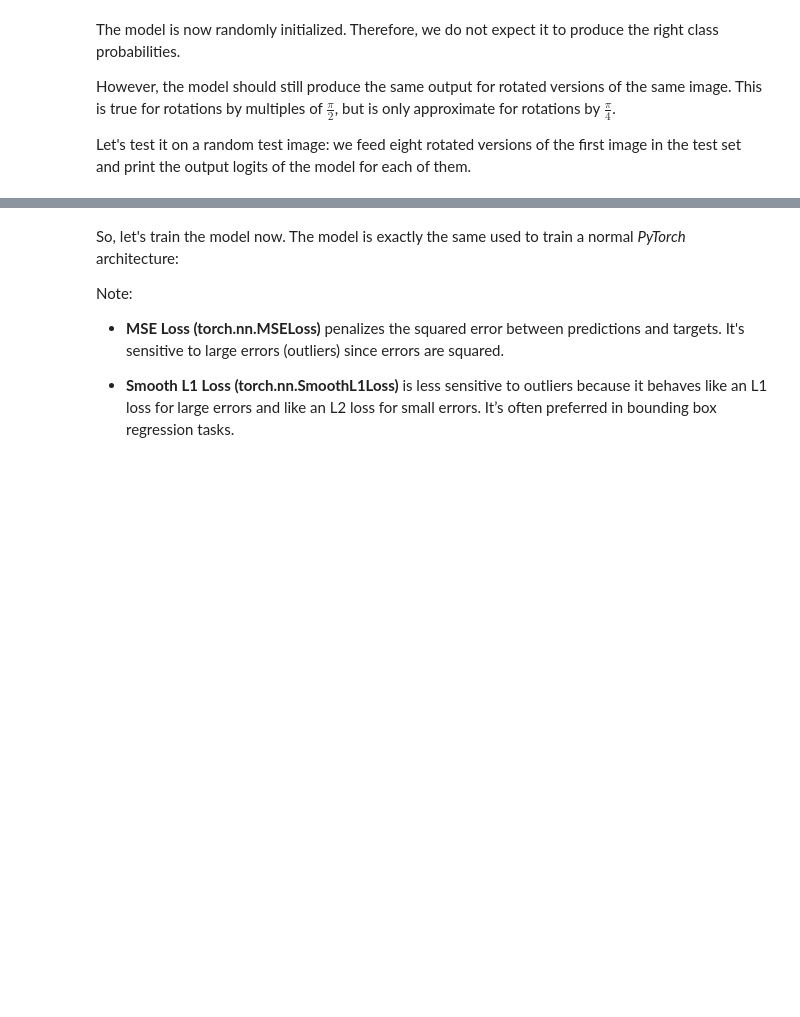
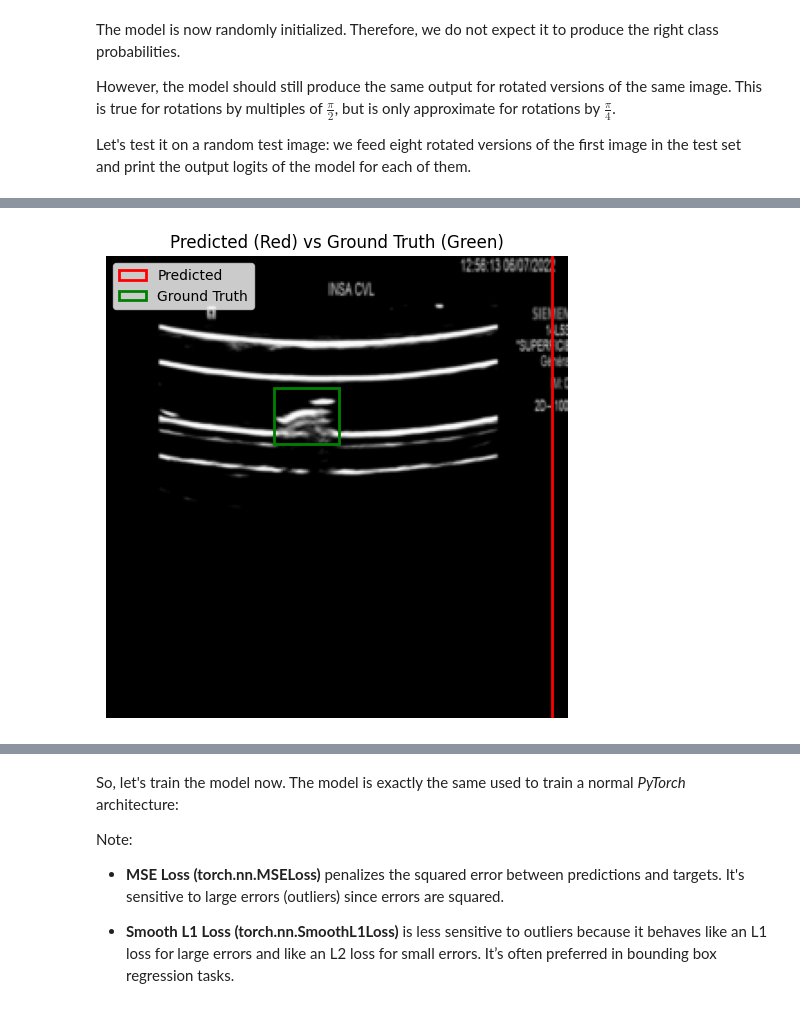
Before and after one commit to itshady/equivariant-cnn, a Jupyter notebook: code/model - US dataset.ipynb, the cells around one changed output, grey strips where cells are left out. Cells and saved outputs as stored; diff of their text form; code cells hidden in the pictures; blank space fills up the shorter version.

Commit message:
first giou run

```diff
--- a/code/model - US dataset.ipynb
+++ b/code/model - US dataset.ipynb
@@ -221,7 +224,7 @@ class C8SteerableCNN(torch.nn.Module):
         # the old output type is the input type to the next layer
         in_type = self.block1.out_type
         # the output type of the second convolution layer are 48 regular feature fields of C8
-        out_type = nn.FieldType(self.r2_act, 48*[self.r2_act.regular_repr])
+        out_type = nn.FieldType(self.r2_act, 24*[self.r2_act.regular_repr])
         self.block2 = nn.SequentialModule(
             nn.R2Conv(in_type, out_type, kernel_size=5, padding=2, bias=False),
             nn.InnerBatchNorm(out_type),
@@ -246,7 +249,7 @@ class C8SteerableCNN(torch.nn.Module):
         # the old output type is the input type to the next layer
         in_type = self.block3.out_type
         # the output type of the fourth convolution layer are 96 regular feature fields of C8
-        out_type = nn.FieldType(self.r2_act, 96*[self.r2_act.regular_repr])
+        out_type = nn.FieldType(self.r2_act, 48*[self.r2_act.regular_repr])
         self.block4 = nn.SequentialModule(
             nn.R2Conv(in_type, out_type, kernel_size=5, padding=2, bias=False),
             nn.InnerBatchNorm(out_type),
@@ -260,7 +263,7 @@ class C8SteerableCNN(torch.nn.Module):
         # the old output type is the input type to the next layer
         in_type = self.block4.out_type
         # the output type of the fifth convolution layer are 96 regular feature fields of C8
-        out_type = nn.FieldType(self.r2_act, 96*[self.r2_act.regular_repr])
+        out_type = nn.FieldType(self.r2_act, 48*[self.r2_act.regular_repr])
         self.block5 = nn.SequentialModule(
             nn.R2Conv(in_type, out_type, kernel_size=5, padding=2, bias=False),
             nn.InnerBatchNorm(out_type),
@@ -273,7 +276,7 @@ class C8SteerableCNN(torch.nn.Module):
         # the old output type is the input type to the next layer
         in_type = self.block5.out_type
         # the output type of the sixth convolution layer are 64 regular feature fields of C8
-        out_type = nn.FieldType(self.r2_act, 64*[self.r2_act.regular_repr])
+        out_type = nn.FieldType(self.r2_act, 48*[self.r2_act.regular_repr])
         self.block6 = nn.SequentialModule(
             nn.R2Conv(in_type, out_type, kernel_size=5, padding=1, bias=False, stride=1),
             nn.InnerBatchNorm(out_type),
@@ -286,7 +289,7 @@ class C8SteerableCNN(torch.nn.Module):
         # the old output type is the input type to the next layer
         in_type = self.block6.out_type
         # the output type of the sixth convolution layer are 64 regular feature fields of C8
-        out_type = nn.FieldType(self.r2_act, 48*[self.r2_act.regular_repr])
+        out_type = nn.FieldType(self.r2_act, 24*[self.r2_act.regular_repr])
         self.block7 = nn.SequentialModule(
             nn.R2Conv(in_type, out_type, kernel_size=5, padding=1, bias=False, stride=1),
             nn.InnerBatchNorm(out_type),
@@ -771,0 +735,68 @@ RuntimeError: shape '[1, 1, 128, 128]' is invalid for input of size 29056
+# %%
+import matplotlib.pyplot as plt
+import matplotlib.patches as patches
+import numpy as np
+import torch
+
+# model = C8SteerableCNN().to(device)
+
+print("Number of parameters:", sum(p.numel() for p in model.parameters()))
+
+def denormalize_bbox(bbox, img_size):
+    """Convert normalized bbox [cx, cy, w, h] to [x_min, y_min, w, h] in pixel space."""
+    cx, cy, w, h = bbox
+    cx *= img_size
+    cy *= img_size
+    w *= img_size
+    h *= img_size
+    x_min = cx - w / 2
+    y_min = cy - h / 2
+    return [x_min, y_min, w, h]
+
+def test_model(model: torch.nn.Module, x: Image, y_true: torch.Tensor):
+    model.eval()
+    np.set_printoptions(linewidth=10000)
+
+    # Resize and convert to tensor
+    x_resized = resize2(x)
+    x_tensor = totensor(x_resized).reshape(1, 1, resize, resize).to(device)
+
+    print()
+    print('##########################################################################################')
+    with torch.no_grad():
+        y_pred = model(x_tensor).to('cpu').numpy().squeeze()
+        print('\nPredicted:', y_pred)
+        print('Ground truth:', y_true.numpy())
+    print('##########################################################################################')
+    print()
+
+    # Plotting
+    fig, ax = plt.subplots(1, figsize=(6, 6))
+    ax.imshow(x_resized, cmap='gray')
+
+    # Draw predicted box (red)
+    pred_box = denormalize_bbox(y_pred, resize)
+    rect_pred = patches.Rectangle((pred_box[0], pred_box[1]), pred_box[2], pred_box[3],
+                                  linewidth=2, edgecolor='r', facecolor='none', label='Predicted')
+    ax.add_patch(rect_pred)
+
+    # Draw ground truth box (green)
+    true_box = denormalize_bbox(y_true.numpy(), resize)
+    rect_true = patches.Rectangle((true_box[0], true_box[1]), true_box[2], true_box[3],
+                                  linewidth=2, edgecolor='g', facecolor='none', label='Ground Truth')
+    ax.add_patch(rect_true)
+
+    ax.legend()
+    ax.set_title("Predicted (Red) vs Ground Truth (Green)")
+    plt.axis('off')
+    plt.show()
+
+
+# retrieve the first image from the test set
+raw_US_test = USMicroMagDataset(mode=f'test', microrobot_type='flagella')
+x, y = next(iter(raw_US_test))
+
+# evaluate the model
+test_model(model, x, y)
+print(model)
+# %% [output]
@@ -771,0 +810 @@ RuntimeError: shape '[1, 1, 128, 128]' is invalid for input of size 29056
+[figure, added]
```
Also changed, not shown: parts of 13 cells of this notebook.
